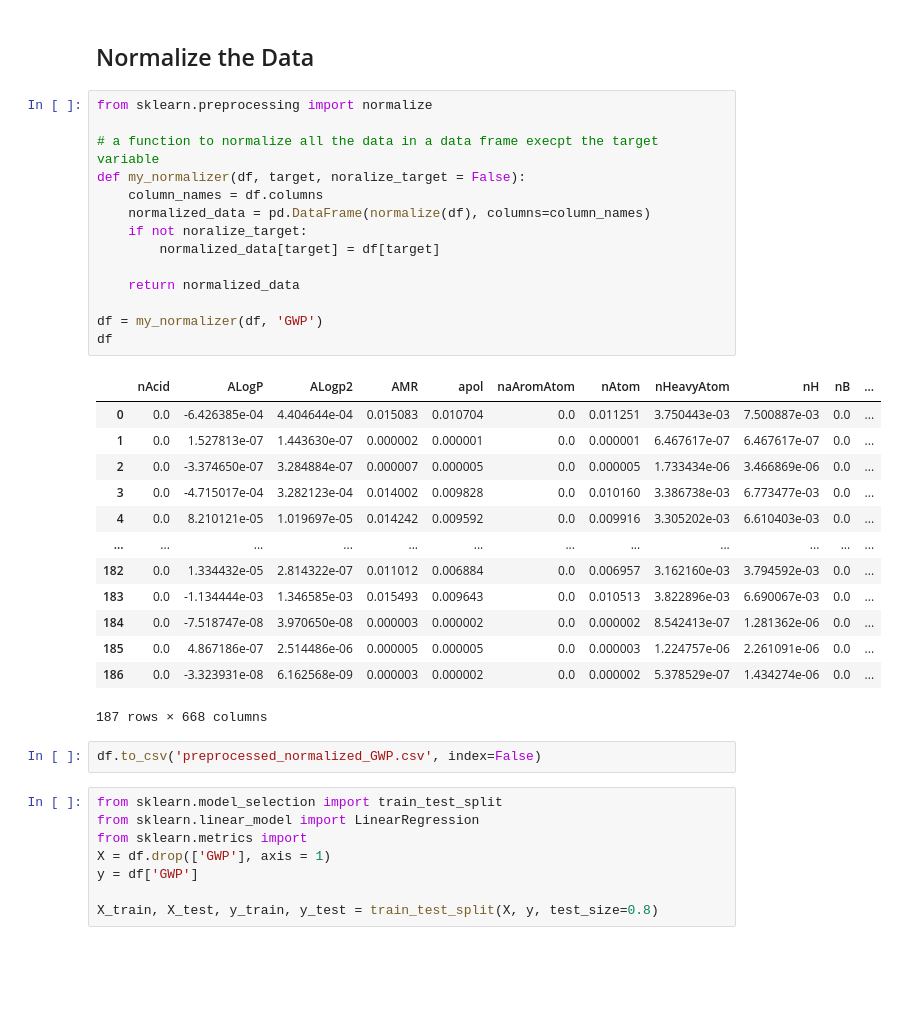
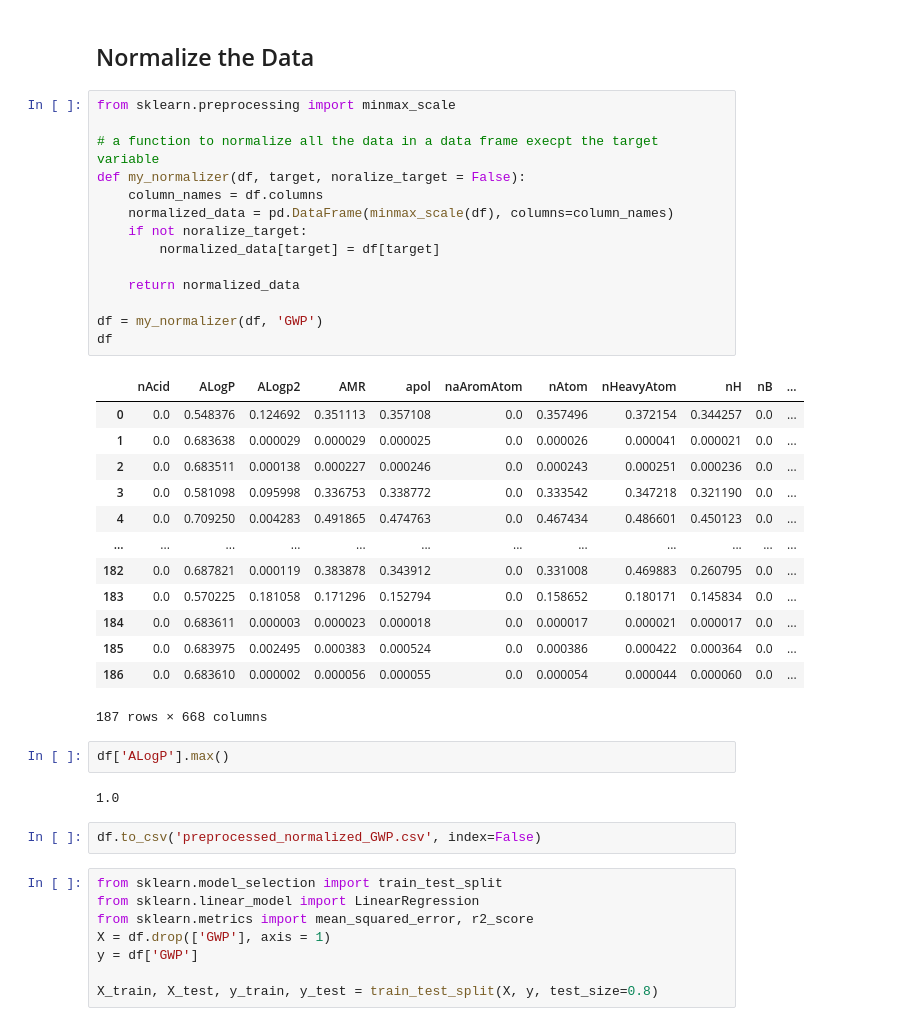
Before and after one commit to tylersmed/LCA_Machine_Learning, a Jupyter notebook: recreating-paper/data-processing.ipynb, the cells around one changed output. Drawn from its saved outputs; the diff is of its cells as text; blank space fills up the shorter version.

```diff
--- a/recreating-paper/data-processing.ipynb
+++ b/recreating-paper/data-processing.ipynb
@@ -81,39 +81,43 @@ df
 # %% [markdown]
 ## Normalize the Data
 # %%
-from sklearn.preprocessing import normalize
+from sklearn.preprocessing import minmax_scale
 
 # a function to normalize all the data in a data frame execpt the target variable
 def my_normalizer(df, target, noralize_target = False):
     column_names = df.columns
-    normalized_data = pd.DataFrame(normalize(df), columns=column_names)
+    normalized_data = pd.DataFrame(minmax_scale(df), columns=column_names)
     if not noralize_target:
         normalized_data[target] = df[target]
 
     return normalized_data
 
 df = my_normalizer(df, 'GWP')
 df
 # %% [output]
 |  | nAcid | ALogP | ALogp2 | AMR | apol | naAromAtom | nAtom | nHeavyAtom | nH | nB | ... |
-| 0 | 0.0 | -6.426385e-04 | 4.404644e-04 | 0.015083 | 0.010704 | 0.0 | 0.011251 | 3.750443e-03 | 7.500887e-03 | 0.0 | ... |
-| 1 | 0.0 | 1.527813e-07 | 1.443630e-07 | 0.000002 | 0.000001 | 0.0 | 0.000001 | 6.467617e-07 | 6.467617e-07 | 0.0 | ... |
-| 2 | 0.0 | -3.374650e-07 | 3.284884e-07 | 0.000007 | 0.000005 | 0.0 | 0.000005 | 1.733434e-06 | 3.466869e-06 | 0.0 | ... |
-| 3 | 0.0 | -4.715017e-04 | 3.282123e-04 | 0.014002 | 0.009828 | 0.0 | 0.010160 | 3.386738e-03 | 6.773477e-03 | 0.0 | ... |
-| 4 | 0.0 | 8.210121e-05 | 1.019697e-05 | 0.014242 | 0.009592 | 0.0 | 0.009916 | 3.305202e-03 | 6.610403e-03 | 0.0 | ... |
+| 0 | 0.0 | 0.548376 | 0.124692 | 0.351113 | 0.357108 | 0.0 | 0.357496 | 0.372154 | 0.344257 | 0.0 | ... |
+| 1 | 0.0 | 0.683638 | 0.000029 | 0.000029 | 0.000025 | 0.0 | 0.000026 | 0.000041 | 0.000021 | 0.0 | ... |
+| 2 | 0.0 | 0.683511 | 0.000138 | 0.000227 | 0.000246 | 0.0 | 0.000243 | 0.000251 | 0.000236 | 0.0 | ... |
+| 3 | 0.0 | 0.581098 | 0.095998 | 0.336753 | 0.338772 | 0.0 | 0.333542 | 0.347218 | 0.321190 | 0.0 | ... |
+| 4 | 0.0 | 0.709250 | 0.004283 | 0.491865 | 0.474763 | 0.0 | 0.467434 | 0.486601 | 0.450123 | 0.0 | ... |
 | ... | ... | ... | ... | ... | ... | ... | ... | ... | ... | ... | ... |
-| 182 | 0.0 | 1.334432e-05 | 2.814322e-07 | 0.011012 | 0.006884 | 0.0 | 0.006957 | 3.162160e-03 | 3.794592e-03 | 0.0 | ... |
-| 183 | 0.0 | -1.134444e-03 | 1.346585e-03 | 0.015493 | 0.009643 | 0.0 | 0.010513 | 3.822896e-03 | 6.690067e-03 | 0.0 | ... |
-| 184 | 0.0 | -7.518747e-08 | 3.970650e-08 | 0.000003 | 0.000002 | 0.0 | 0.000002 | 8.542413e-07 | 1.281362e-06 | 0.0 | ... |
-| 185 | 0.0 | 4.867186e-07 | 2.514486e-06 | 0.000005 | 0.000005 | 0.0 | 0.000003 | 1.224757e-06 | 2.261091e-06 | 0.0 | ... |
-| 186 | 0.0 | -3.323931e-08 | 6.162568e-09 | 0.000003 | 0.000002 | 0.0 | 0.000002 | 5.378529e-07 | 1.434274e-06 | 0.0 | ... |
+| 182 | 0.0 | 0.687821 | 0.000119 | 0.383878 | 0.343912 | 0.0 | 0.331008 | 0.469883 | 0.260795 | 0.0 | ... |
+| 183 | 0.0 | 0.570225 | 0.181058 | 0.171296 | 0.152794 | 0.0 | 0.158652 | 0.180171 | 0.145834 | 0.0 | ... |
+| 184 | 0.0 | 0.683611 | 0.000003 | 0.000023 | 0.000018 | 0.0 | 0.000017 | 0.000021 | 0.000017 | 0.0 | ... |
+| 185 | 0.0 | 0.683975 | 0.002495 | 0.000383 | 0.000524 | 0.0 | 0.000386 | 0.000422 | 0.000364 | 0.0 | ... |
+| 186 | 0.0 | 0.683610 | 0.000002 | 0.000056 | 0.000055 | 0.0 | 0.000054 | 0.000044 | 0.000060 | 0.0 | ... |
 187 rows × 668 columns
+# %%
+df['ALogP'].max()
+# %% [output]
+1.0
 # %%
 df.to_csv('preprocessed_normalized_GWP.csv', index=False)
 # %%
 from sklearn.model_selection import train_test_split
 from sklearn.linear_model import LinearRegression
-from sklearn.metrics import
+from sklearn.metrics import mean_squared_error, r2_score
 X = df.drop(['GWP'], axis = 1)
 y = df['GWP']
 
```
Also changed, not shown: parts of 1 cell of this notebook.
